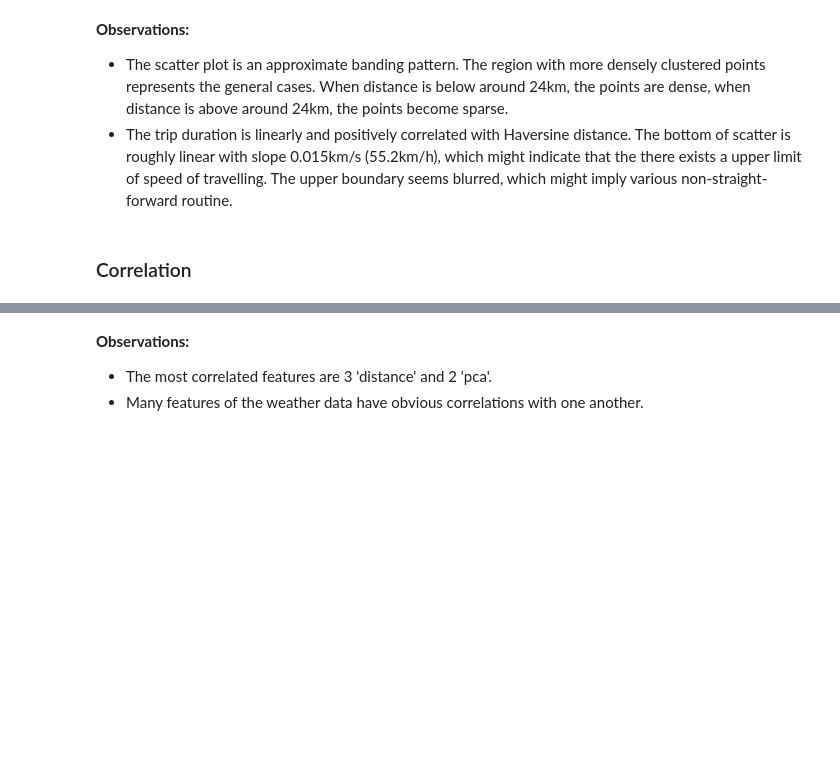
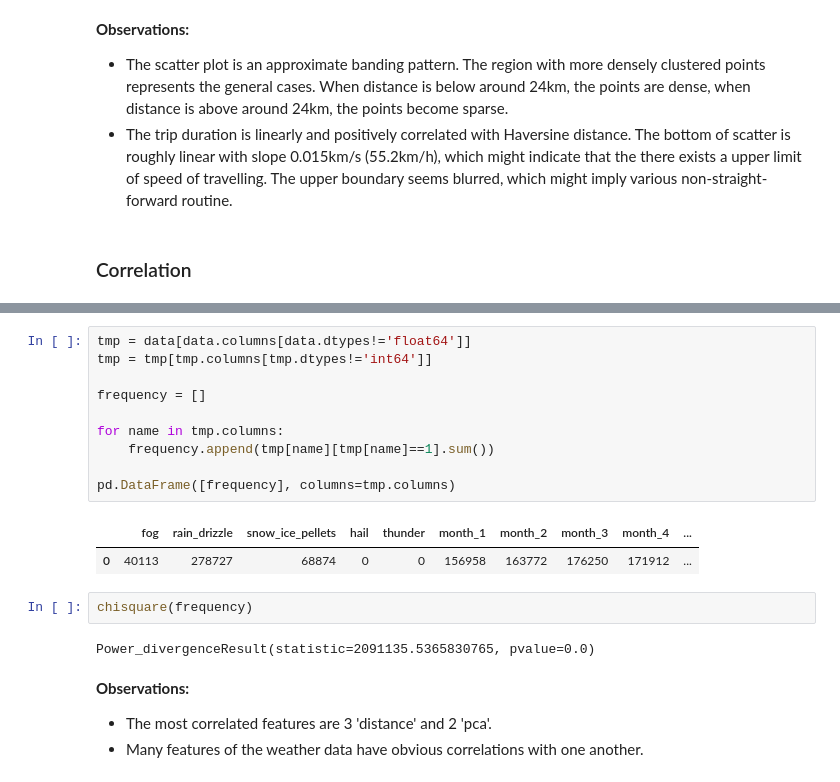
Before and after one commit to Shilong1210/NYC-Taxi-Trip-Duration, a Jupyter notebook: NYC Taxi Trip Duration.ipynb, the cells around one changed output, grey strips where cells are left out. Cells and saved outputs as stored; diff of their text form; blank space fills up the shorter version.

```diff
--- a/NYC Taxi Trip Duration.ipynb
+++ b/NYC Taxi Trip Duration.ipynb
@@ -342,6 +343,23 @@ sns.heatmap(corr)
 # %% [output]
 <matplotlib.axes._subplots.AxesSubplot at 0x...>
 [figure]
+# %%
+tmp = data[data.columns[data.dtypes!='float64']]
+tmp = tmp[tmp.columns[tmp.dtypes!='int64']]
+
+frequency = []
+
+for name in tmp.columns:
+    frequency.append(tmp[name][tmp[name]==1].sum())
+
+pd.DataFrame([frequency], columns=tmp.columns)
+# %% [output]
+|  | fog | rain_drizzle | snow_ice_pellets | hail | thunder | month_1 | month_2 | month_3 | month_4 | ... |
+| 0 | 40113 | 278727 | 68874 | 0 | 0 | 156958 | 163772 | 176250 | 171912 | ... |
+# %%
+chisquare(frequency)
+# %% [output]
+Power_divergenceResult(statistic=2091135.5365830765, pvalue=0.0)
 # %% [markdown]
 **Observations:**
 - The most correlated features are 3 'distance' and 2 'pca'.
```
Also changed, not shown: parts of 7 cells of this notebook.
